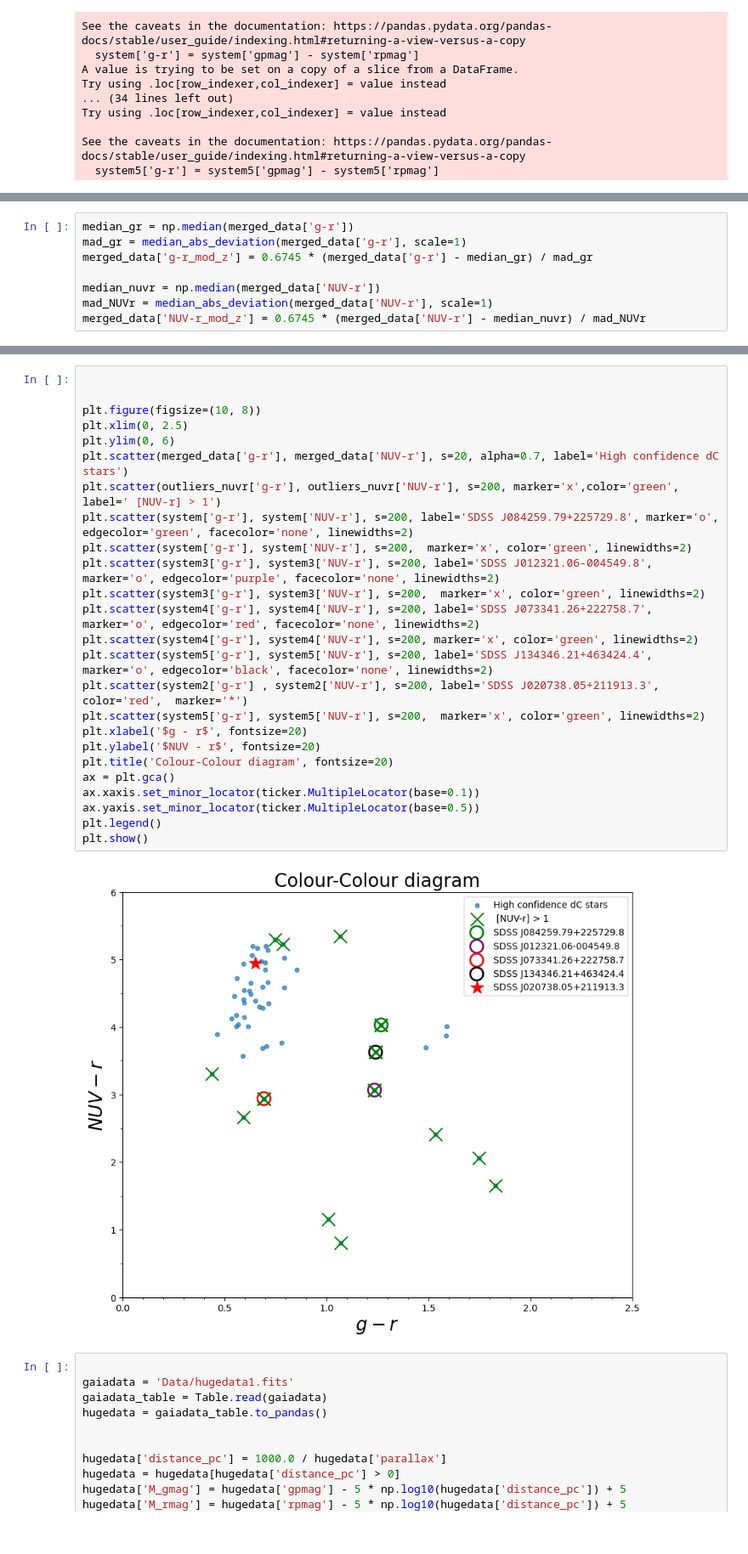
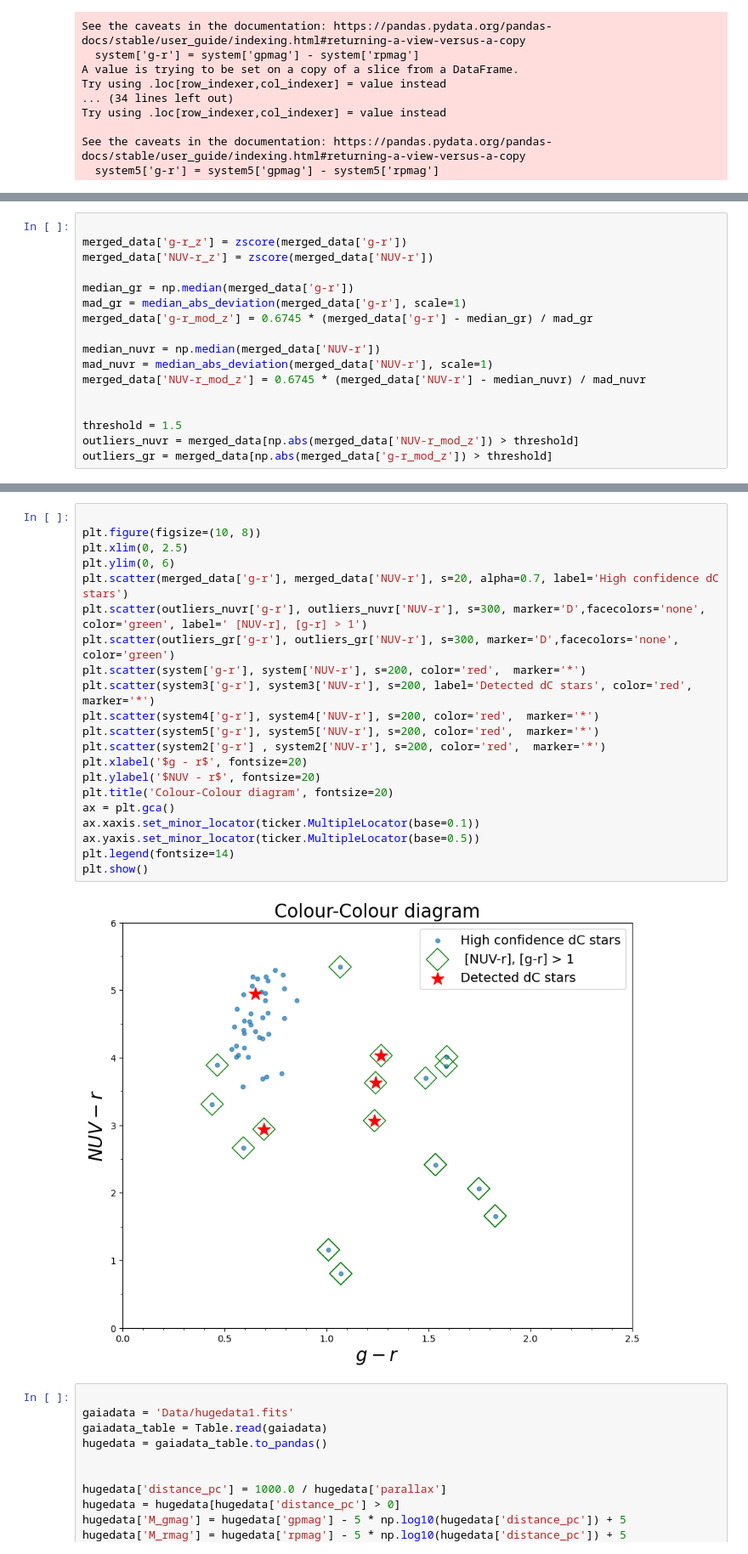
Before and after one commit to amberxbarlow/MSci_project, a Jupyter notebook: MSci Project.ipynb, the cells around one changed output, grey strips where cells are left out. Shown at 85% size. Cells and saved outputs as stored; diff of their text form.

```diff
--- a/MSci Project.ipynb
+++ b/MSci Project.ipynb
@@ -555,8 +553,0 @@ merged_data['NUV-r_z'] = zscore(merged_data['NUV-r'])
-# %%
-median_gr = np.median(merged_data['g-r'])
-mad_gr = median_abs_deviation(merged_data['g-r'], scale=1)
-merged_data['g-r_mod_z'] = 0.6745 * (merged_data['g-r'] - median_gr) / mad_gr
-
-median_nuvr = np.median(merged_data['NUV-r'])
-mad_NUVr = median_abs_deviation(merged_data['NUV-r'], scale=1)
-merged_data['NUV-r_mod_z'] = 0.6745 * (merged_data['NUV-r'] - median_nuvr) / mad_NUVr
@@ -567,3 +554,20 @@ outliers_nuvr = merged_data[np.abs(merged_data['NUV-r_mod_z']) > threshold]
+# %%
+
+merged_data['g-r_z'] = zscore(merged_data['g-r'])
+merged_data['NUV-r_z'] = zscore(merged_data['NUV-r'])
+
+median_gr = np.median(merged_data['g-r'])
+mad_gr = median_abs_deviation(merged_data['g-r'], scale=1)
+merged_data['g-r_mod_z'] = 0.6745 * (merged_data['g-r'] - median_gr) / mad_gr
+
+median_nuvr = np.median(merged_data['NUV-r'])
+mad_nuvr = median_abs_deviation(merged_data['NUV-r'], scale=1)
+merged_data['NUV-r_mod_z'] = 0.6745 * (merged_data['NUV-r'] - median_nuvr) / mad_nuvr
+
+
+threshold = 1.5
+outliers_nuvr = merged_data[np.abs(merged_data['NUV-r_mod_z']) > threshold]
+outliers_gr = merged_data[np.abs(merged_data['g-r_mod_z']) > threshold]
 # %%
 # [Fe/H] = -1
 df_restricted['g-r'] = df_restricted['sdss_g'] - df_restricted['sdss_r']
@@ -614,32 +618,28 @@ See the caveats in the documentation: https://pandas.pydata.org/pandas-docs/stab
   df_restricted5['g-r'] = df_restricted5['SDSS_g'] - df_restricted5['SDSS_r']
 [figure]
 # %%
-
 
 plt.figure(figsize=(10, 8))
 plt.xlim(0, 2.5)
 plt.ylim(0, 6)
 plt.scatter(merged_data['g-r'], merged_data['NUV-r'], s=20, alpha=0.7, label='High confidence dC stars')
-plt.scatter(outliers_nuvr['g-r'], outliers_nuvr['NUV-r'], s=200, marker='x',color='green', label=' [NUV-r] > 1')
-plt.scatter(system['g-r'], system['NUV-r'], s=200, label='SDSS J084259.79+225729.8', marker='o', edgecolor='green', facecolor='none', linewidths=2)
-plt.scatter(system['g-r'], system['NUV-r'], s=200,  marker='x', color='green', linewidths=2)
-plt.scatter(system3['g-r'], system3['NUV-r'], s=200, label='SDSS J012321.06-004549.8', marker='o', edgecolor='purple', facecolor='none', linewidths=2)
-plt.scatter(system3['g-r'], system3['NUV-r'], s=200,  marker='x', color='green', linewidths=2)
-plt.scatter(system4['g-r'], system4['NUV-r'], s=200, label='SDSS J073341.26+222758.7', marker='o', edgecolor='red', facecolor='none', linewidths=2)
-plt.scatter(system4['g-r'], system4['NUV-r'], s=200, marker='x', color='green', linewidths=2)
-plt.scatter(system5['g-r'], system5['NUV-r'], s=200, label='SDSS J134346.21+463424.4', marker='o', edgecolor='black', facecolor='none', linewidths=2)
-plt.scatter(system2['g-r'] , system2['NUV-r'], s=200, label='SDSS J020738.05+211913.3', color='red',  marker='*')
-plt.scatter(system5['g-r'], system5['NUV-r'], s=200,  marker='x', color='green', linewidths=2)
+plt.scatter(outliers_nuvr['g-r'], outliers_nuvr['NUV-r'], s=300, marker='D',facecolors='none', color='green', label=' [NUV-r], [g-r] > 1')
+plt.scatter(outliers_gr['g-r'], outliers_gr['NUV-r'], s=300, marker='D',facecolors='none', color='green')
+plt.scatter(system['g-r'], system['NUV-r'], s=200, color='red',  marker='*')
+plt.scatter(system3['g-r'], system3['NUV-r'], s=200, label='Detected dC stars', color='red',  marker='*')
+plt.scatter(system4['g-r'], system4['NUV-r'], s=200, color='red',  marker='*')
+plt.scatter(system5['g-r'], system5['NUV-r'], s=200, color='red',  marker='*')
+plt.scatter(system2['g-r'] , system2['NUV-r'], s=200, color='red',  marker='*')
 plt.xlabel('$g - r$', fontsize=20)
 plt.ylabel('$NUV - r$', fontsize=20)
 plt.title('Colour-Colour diagram', fontsize=20)
 ax = plt.gca()
 ax.xaxis.set_minor_locator(ticker.MultipleLocator(base=0.1))
 ax.yaxis.set_minor_locator(ticker.MultipleLocator(base=0.5))
-plt.legend()
+plt.legend(fontsize=14)
 plt.show()
 # %% [output]
-[figure, old version]
+[figure, new version]
 # %%
 
 gaiadata = 'Data/hugedata1.fits'
```
Also changed, not shown: parts of 58 cells of this notebook.
